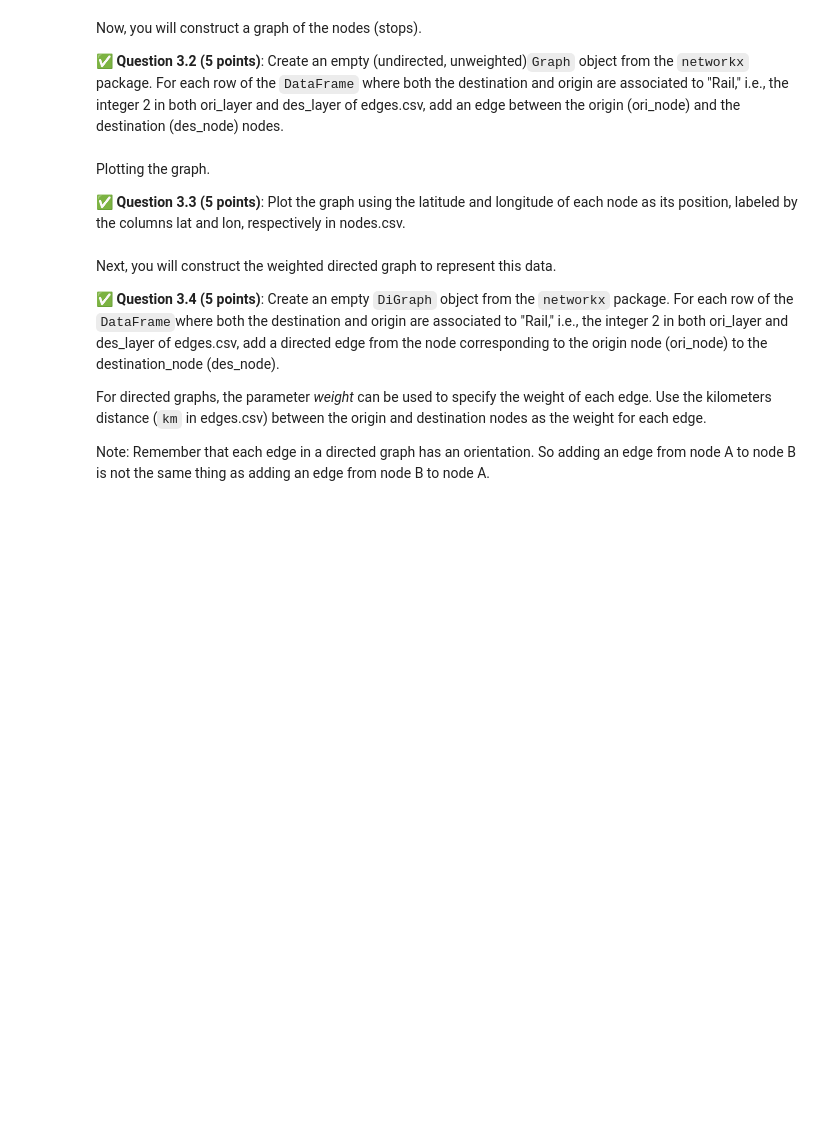
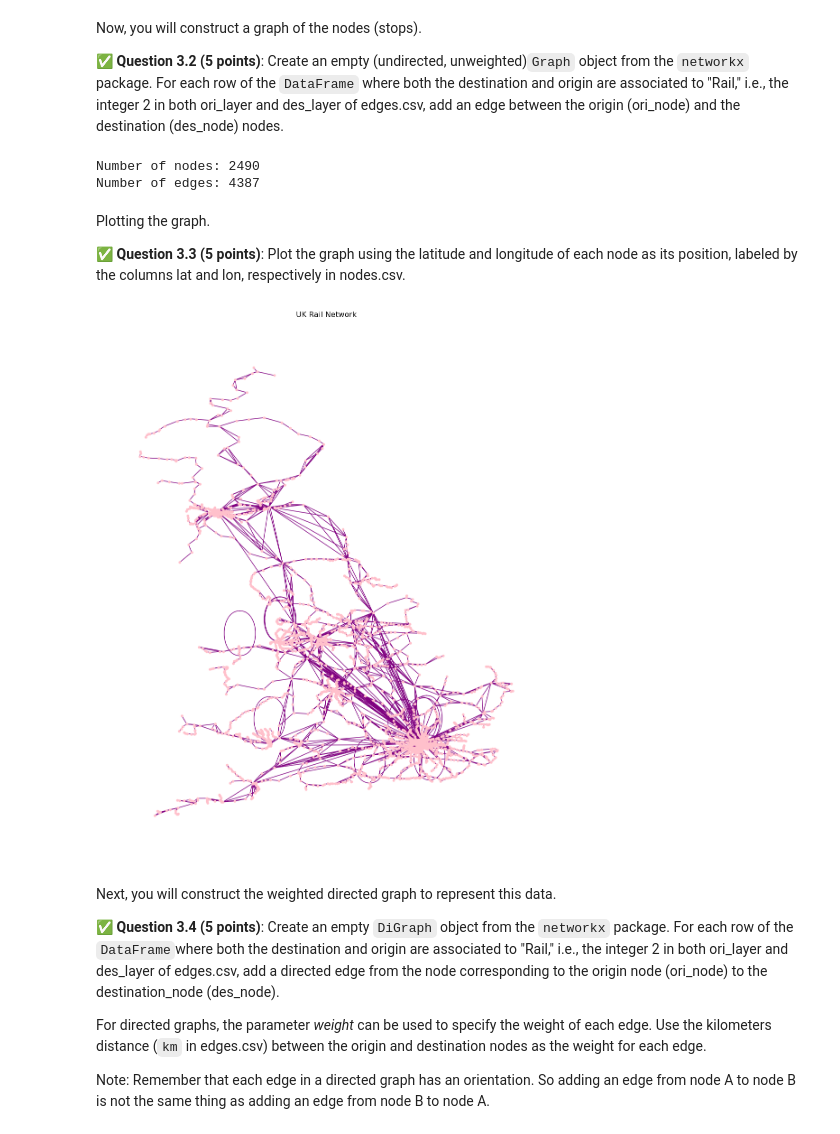
Before and after one commit to winbergd/cmse202-f25-turnin, a Jupyter notebook: hw-02/Homework2_CMSE202.ipynb, the cells around one changed output. Cells and saved outputs as stored; diff of their text form; code cells hidden in the pictures; blank space fills up the shorter version.

```diff
--- a/hw-02/Homework2_CMSE202.ipynb
+++ b/hw-02/Homework2_CMSE202.ipynb
@@ -524,0 +523,13 @@ In this part of the homework, we will look at a dataset which contains the whole
+# %%
+# Your code here.
+import pandas as pd
+nodes = pd.read_csv("nodes.csv")
+edges = pd.read_csv("edges.csv")
+
+print("Nodes DataFrame:")
+display(nodes.head())
+display(nodes.tail())
+
+print("\nEdges DataFrame:")
+display(edges.head())
+display(edges.tail())
@@ -531,3 +567,19 @@ Now, you will construct a graph of the nodes (stops).
+# %%
+# Your code here.
+import networkx as nx
+
+G = nx.Graph()
+
+rail_edges = edges[(edges["ori_layer"] ==2) & (edges["des_layer"]==2)]
+
+for _, row in rail_edges.iterrows():
+    G.add_edge(row["ori_node"], row["des_node"])
+
+print("Number of nodes:", G.number_of_nodes())
+print("Number of edges:", G.number_of_edges())
+# %% [output]
+Number of nodes: 2490
+Number of edges: 4387
 # %% [markdown]
 Plotting the graph.
 
@@ -537,3 +587,14 @@ Plotting the graph.
+# %%
+# Your code here.
+pos ={row["node"]: (row["lon"], row["lat"]) for _, row in nodes.iterrows()}
+plt.figure(figsize=(10,12))
+nx.draw(G, pos=pos, node_size=10, node_color = "pink", edge_color="purple")
+plt.xlabel("Longitude")
+plt.ylabel("Latitude")
+plt.title("UK Rail Network")
+plt.show()
+# %% [output]
+[figure, added]
 # %% [markdown]
 Next, you will construct the weighted directed graph to represent this data.
 
```
Also changed, not shown: parts of 8 cells of this notebook.
